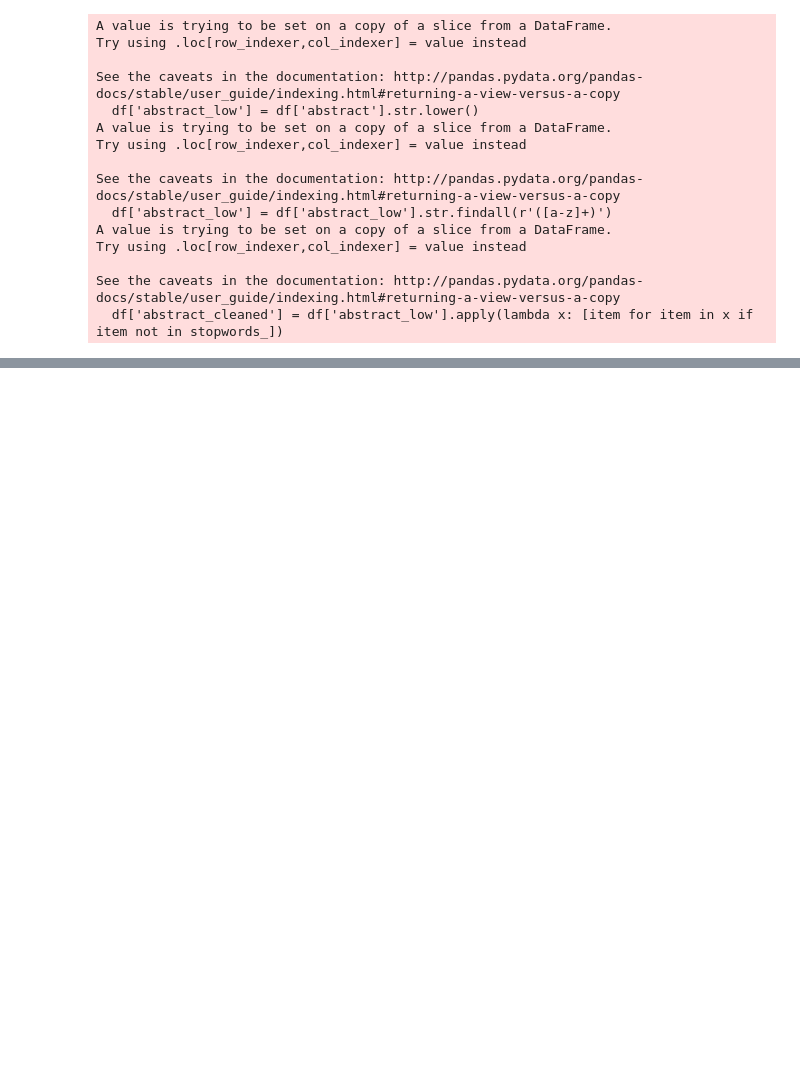
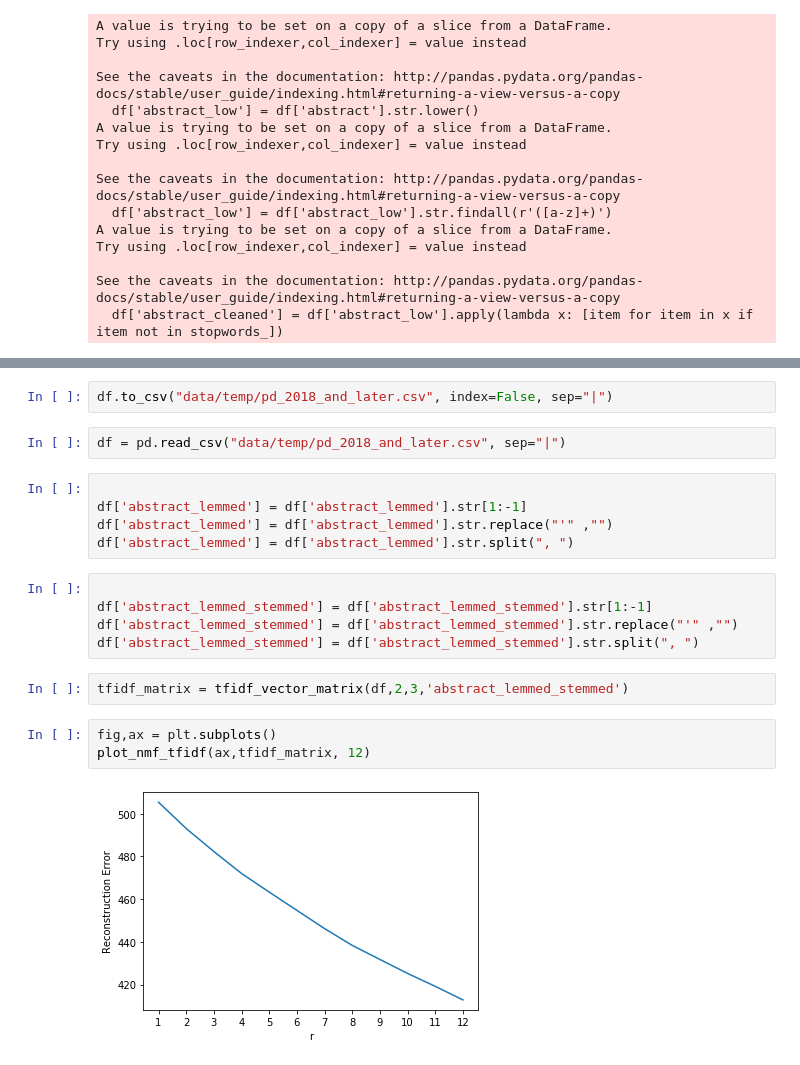
Before and after one commit to LawrenceGlenn/Exploration_of_Patent_Data, a Jupyter notebook: Untitled.ipynb, the cells around one changed output, grey strips where cells are left out. Saved outputs shown, nothing was run; the diff lists cells and outputs as text; blank space fills up the shorter version.

Commit message:
modified tfidf function to allow for column selection and created a lemmed and stemmed column

```diff
--- a/Untitled.ipynb
+++ b/Untitled.ipynb
@@ -354,0 +351,21 @@ df
+# %%
+df.to_csv("data/temp/pd_2018_and_later.csv", index=False, sep="|")
+# %%
+df = pd.read_csv("data/temp/pd_2018_and_later.csv", sep="|")
+# %%
+
+df['abstract_lemmed'] = df['abstract_lemmed'].str[1:-1]
+df['abstract_lemmed'] = df['abstract_lemmed'].str.replace("'" ,"")
+df['abstract_lemmed'] = df['abstract_lemmed'].str.split(", ")
+# %%
+
+df['abstract_lemmed_stemmed'] = df['abstract_lemmed_stemmed'].str[1:-1]
+df['abstract_lemmed_stemmed'] = df['abstract_lemmed_stemmed'].str.replace("'" ,"")
+df['abstract_lemmed_stemmed'] = df['abstract_lemmed_stemmed'].str.split(", ")
+# %%
+tfidf_matrix = tfidf_vector_matrix(df,2,3,'abstract_lemmed_stemmed')
+# %%
+fig,ax = plt.subplots()
+plot_nmf_tfidf(ax,tfidf_matrix, 12)
+# %% [output]
+[figure, added]
```
Also changed, not shown: parts of 18 cells of this notebook, 1 other file.
